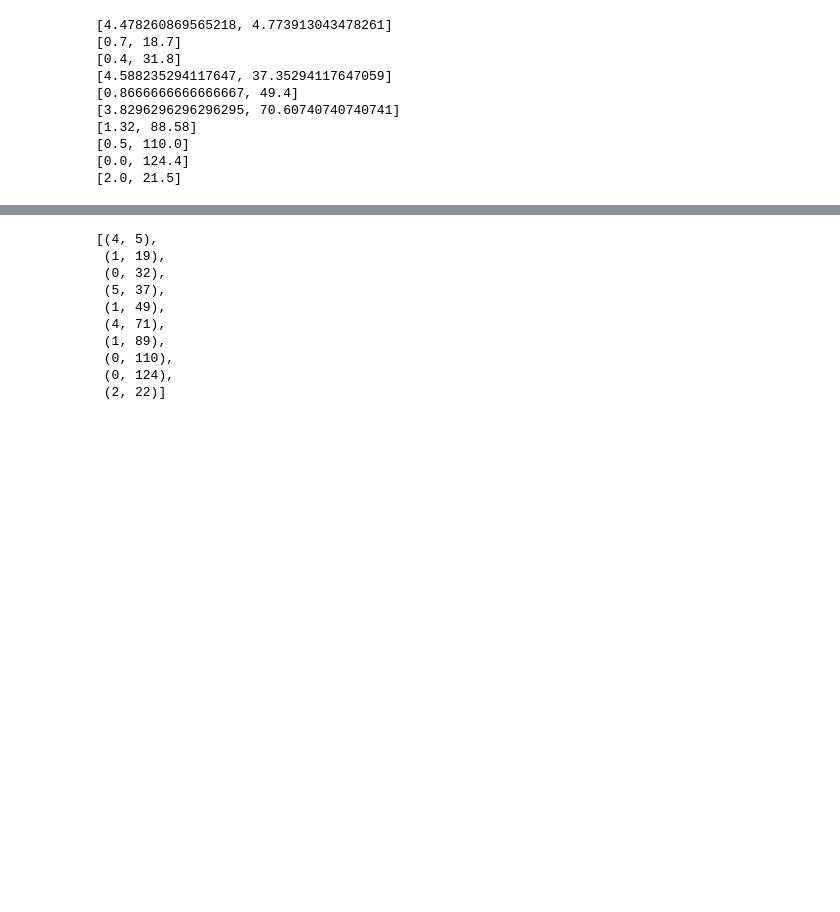
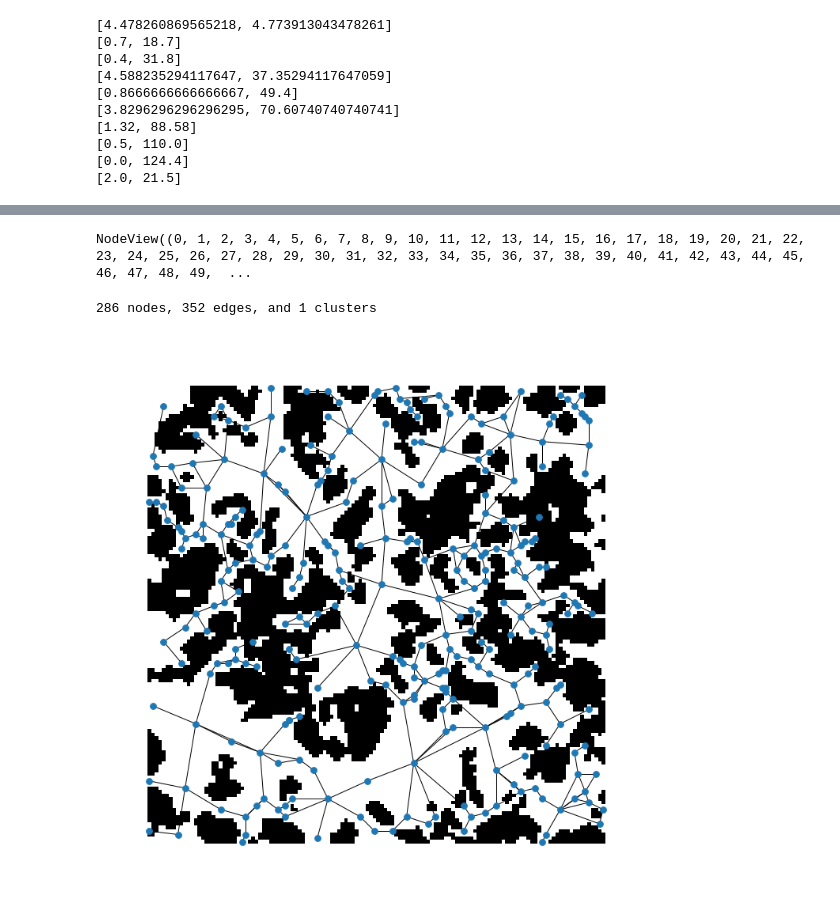
Before and after one commit to EAkeweje/GEOMETRIC-LEARNING-FOR-FLOWS-IN-POROUS-SYSTEMS, a Jupyter notebook: Extraction of Pore Network.ipynb, the cells around one changed output, grey strips where cells are left out. Drawn from its saved outputs; the diff is of its cells as text; code cells hidden in the pictures; blank space fills up the shorter version.

```diff
--- a/Extraction of Pore Network.ipynb
+++ b/Extraction of Pore Network.ipynb
@@ -142,0 +182,18 @@ for i in range(10):
+# %%
+nodes = max(nx.connected_components(pn_networkx_copy), key=len)
+H = nx.subgraph(pn_networkx_copy, nodes)
+# %%
+#Reset nodes
+mapping = {}
+for i, j in enumerate(list(H.nodes)):
+  mapping[j] = i
+
+H = nx.relabel_nodes(H, mapping)
+H.nodes
+# %% [output]
+NodeView((0, 1, 2, 3, 4, 5, 6, 7, 8, 9, 10, 11, 12, 13, 14, 15, 16, 17, 18, 19, 20, 21, 22, 23, 24, 25, 26, 27, 28, 29, 30, 31, 32, 33, 34, 35, 36, 37, 38, 39, 40, 41, 42, 43, 44, 45, 46, 47, 48, 49,  ...
+# %%
+porenet_image((1-im.T), H, s = 10)
+# %% [output]
+286 nodes, 352 edges, and 1 clusters
+[figure, added]
@@ -159,13 +205,0 @@ def get_node_pos(G, node_list):
-# %%
-get_node_pos(pn_networkx_copy, nodes)
-# %% [output]
-[(4, 5),
- (1, 19),
- (0, 32),
- (5, 37),
- (1, 49),
- (4, 71),
- (1, 89),
- (0, 110),
- (0, 124),
- (2, 22)]
```
Also changed, not shown: parts of 11 cells of this notebook.
